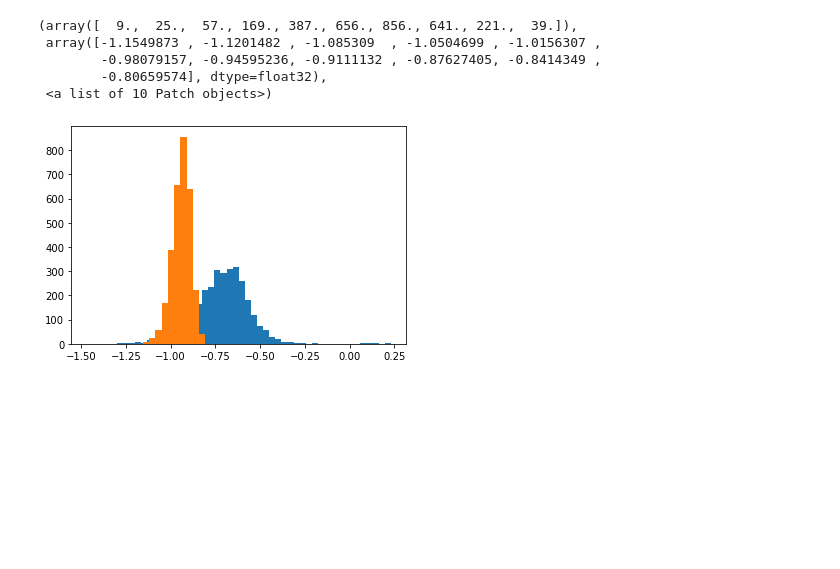
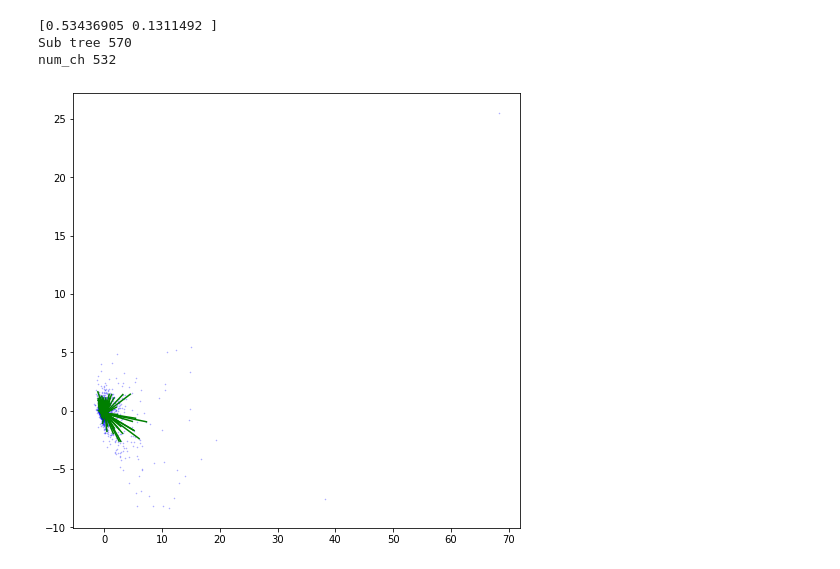
Before and after one commit to googleinterns/hierarchicalforecasting, a Jupyter notebook: notebooks/emb_analysis.ipynb, the cells around one changed output. Cells and saved outputs as stored; diff of their text form; code cells hidden in the pictures; blank space fills up the shorter version.

```diff
--- a/notebooks/emb_analysis.ipynb
+++ b/notebooks/emb_analysis.ipynb
@@ -78,10 +54,29 @@ norms = np.linalg.norm(diff, axis=1)
-# %%
-plt.hist(np.log10(norms), bins=50)
-plt.hist(np.log10(np.linalg.norm(emb_0, axis=1)))
-# %% [output]
-(array([  9.,  25.,  57., 169., 387., 656., 856., 641., 221.,  39.]),
- array([-1.1549873 , -1.1201482 , -1.085309  , -1.0504699 , -1.0156307 ,
-        -0.98079157, -0.94595236, -0.9111132 , -0.87627405, -0.8414349 ,
-        -0.80659574], dtype=float32),
- <a list of 10 Patch objects>)
-[figure, removed]
+# %%
+with open(f'../logs/{dataset}/hid_20_exp_8_norm/run_1/emb.pkl', 'rb') as fin:
+    emb = pickle.load(fin)
+
+pca = PCA(n_components=2, svd_solver='full')
+emb_2d = pca.fit_transform(emb)
+print(pca.explained_variance_ratio_)
+plt.figure(figsize=(8, 8))
+plt.scatter(emb_2d[leaves, 0], emb_2d[leaves, 1], alpha=0.3, s=0.3, c='b')
+plt.scatter(emb_2d[non_leaves, 0], emb_2d[non_leaves, 1], alpha=0.3, s=0.3, c='r')
+num_points = len(non_leaves)
+
+sub_tree = np.random.choice(tree.levels[2])
+print('Sub tree', sub_tree)
+
+sleaves = tree.leaf_matrix[sub_tree]
+sleaves = np.where(sleaves.astype(np.bool))[0]
+print('num_ch', len(sleaves))
+# plt.scatter(emb_2d[sub_tree, 0], emb_2d[sub_tree, 1], c='y')
+
+for id in sleaves:
+    x = [emb_2d[sub_tree, 0], emb_2d[id, 0]]
+    y = [emb_2d[sub_tree, 1], emb_2d[id, 1]]
+    plt.plot(x, y, c='g')
+# %% [output]
+[0.53436905 0.1311492 ]
+Sub tree 570
+num_ch 532
+[figure, added]
```
Also changed, not shown: parts of 8 cells of this notebook, 9 other files.
